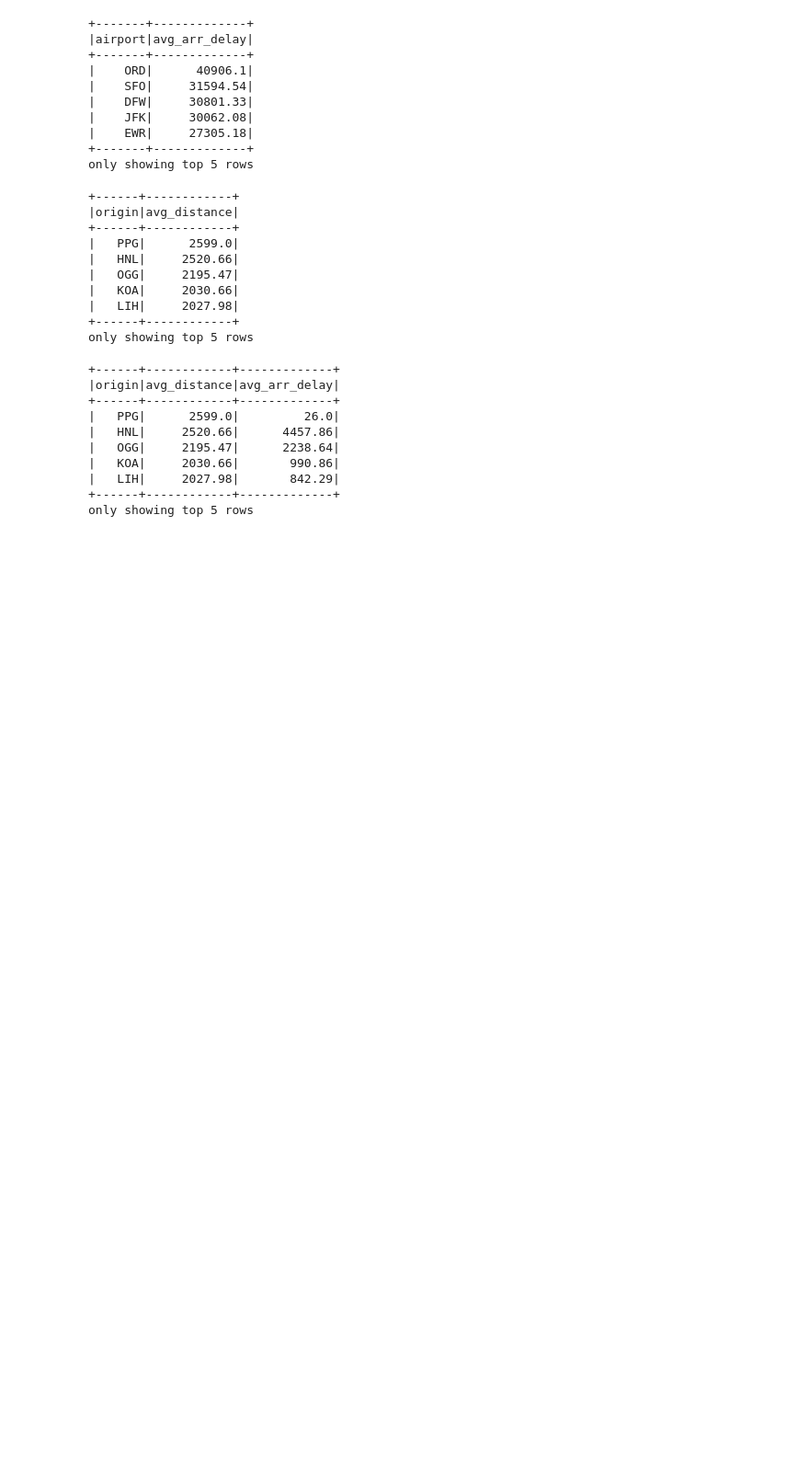
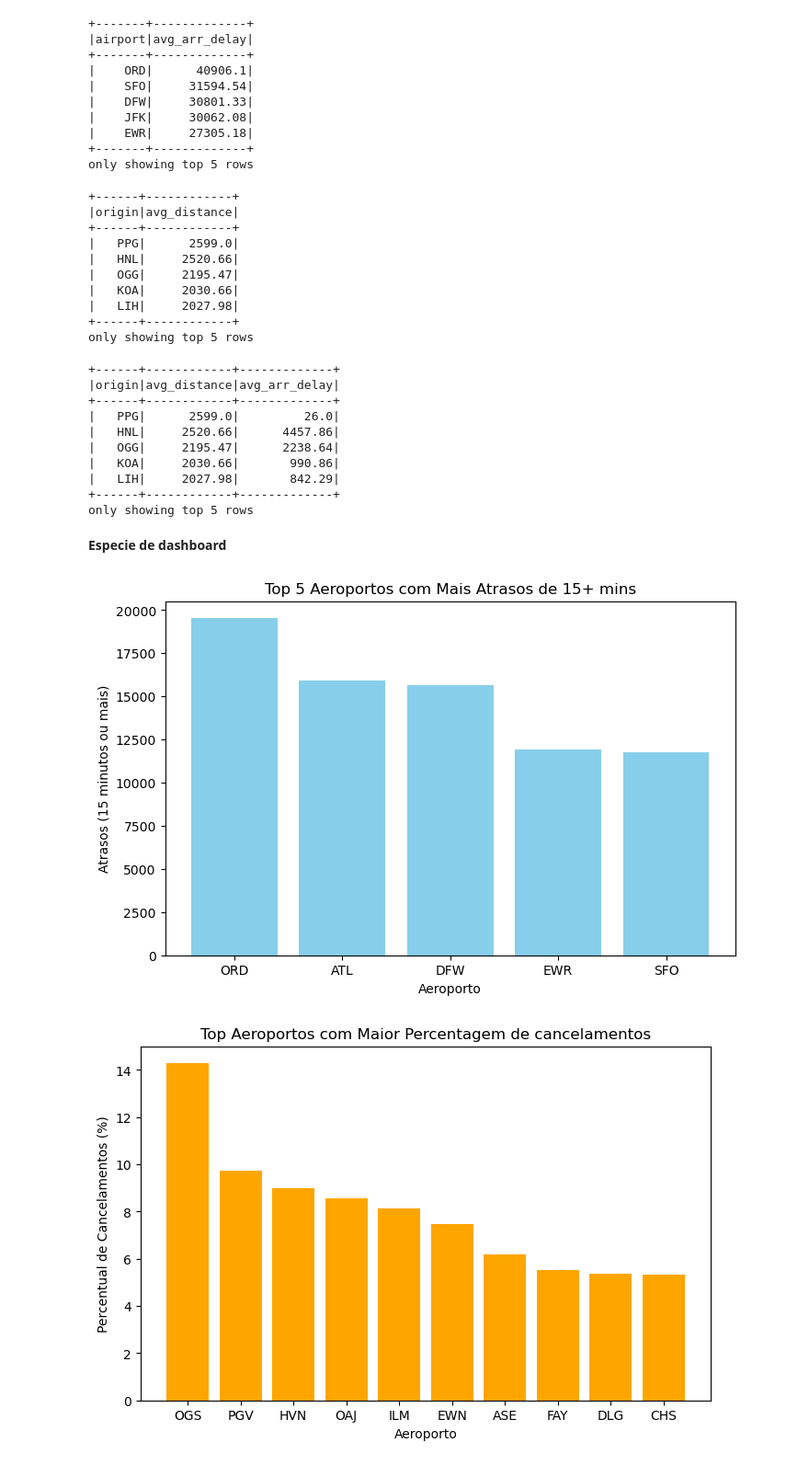
Before and after one commit to vfsas3/Predicting-flight-cancelation-delay-rate-, a Jupyter notebook: projeto.ipynb, the cells around one changed output. Shown: that part at 92% size. Cells and saved outputs as stored; diff of their text form; code cells hidden in the pictures; blank space fills up the shorter version.

Commit message:
especie de dashboard, nao consegui fazer nada de jeito

```diff
--- a/projeto.ipynb
+++ b/projeto.ipynb
@@ -407,3 +407,27 @@ df_comb_distance_delay.select("origin", "avg_distance", "avg_arr_delay").show(5)
 |   LIH|     2027.98|       842.29|
 +------+------------+-------------+
 only showing top 5 rows
+# %% [markdown]
+**Especie de dashboard**
+# %%
+plt.figure(figsize=(8, 5))
+plt.bar(top5_delays_pandas["airport"], top5_delays_pandas["total_delays"], color="skyblue")
+plt.xlabel("Aeroporto")
+plt.ylabel("Atrasos (15 minutos ou mais)")
+plt.title("Top 5 Aeroportos com Mais Atrasos de 15+ mins")
+plt.show()
+
+
+plt.figure(figsize=(8, 5))
+plt.bar(top_cancelled_pandas["airport"], top_cancelled_pandas["cancelled_percentage"], color="orange")
+plt.xlabel("Aeroporto")
+plt.ylabel("Percentual de Cancelamentos (%)")
+plt.title("Top Aeroportos com Maior Percentagem de cancelamentos")
+plt.show()
+
+average_prices.show()
+df_voos_count.show(5)
+df_comb_distance_delay.select("origin", "avg_distance", "avg_arr_delay").show(5)
+# %% [output]
+[figure, added]
+[figure, added]
```
Also changed, not shown: parts of 2 cells of this notebook.
